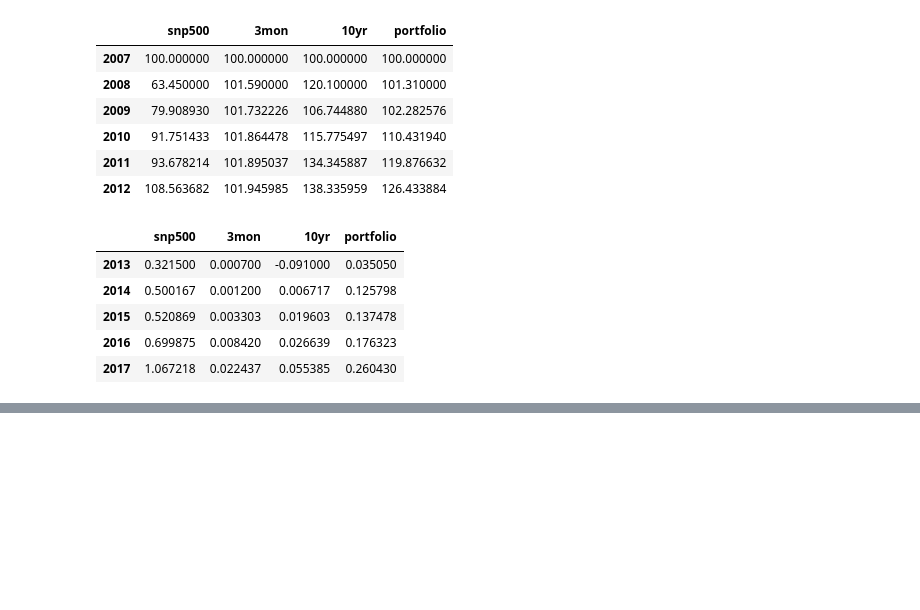
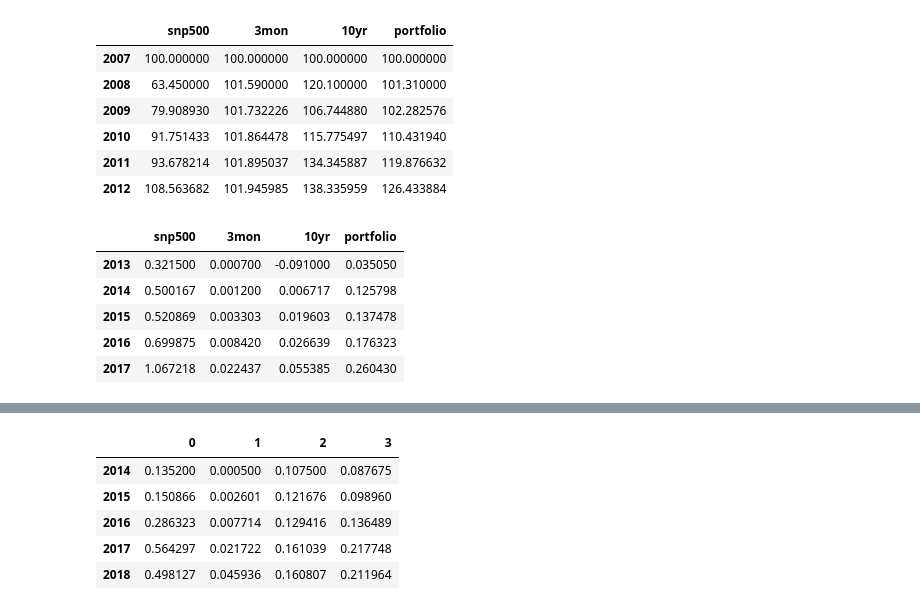
Before and after one commit to matsmaiwald/historical_asset_returns, a Jupyter notebook: Plots.ipynb, the cells around one changed output, grey strips where cells are left out. Saved outputs shown, nothing was run; the diff lists cells and outputs as text; code cells hidden in the pictures; blank space fills up the shorter version.

```diff
--- a/Plots.ipynb
+++ b/Plots.ipynb
@@ -111,0 +112,15 @@ return_mat.shape
+# %%
+first_year = 2014
+end = 2018
+df_returns = df_all_returns.loc[first_year:end, :]
+df_cum_returns = (pd.DataFrame(data=get_cum_net_returns(df_returns.to_numpy()),
+                               index=range(first_year, end + 1))
+                     )
+df_cum_returns
+# %% [output]
+|  | 0 | 1 | 2 | 3 |
+| 2014 | 0.135200 | 0.000500 | 0.107500 | 0.087675 |
+| 2015 | 0.150866 | 0.002601 | 0.121676 | 0.098960 |
+| 2016 | 0.286323 | 0.007714 | 0.129416 | 0.136489 |
+| 2017 | 0.564297 | 0.021722 | 0.161039 | 0.217748 |
+| 2018 | 0.498127 | 0.045936 | 0.160807 | 0.211964 |
```
Also changed, not shown: parts of 18 cells of this notebook.
